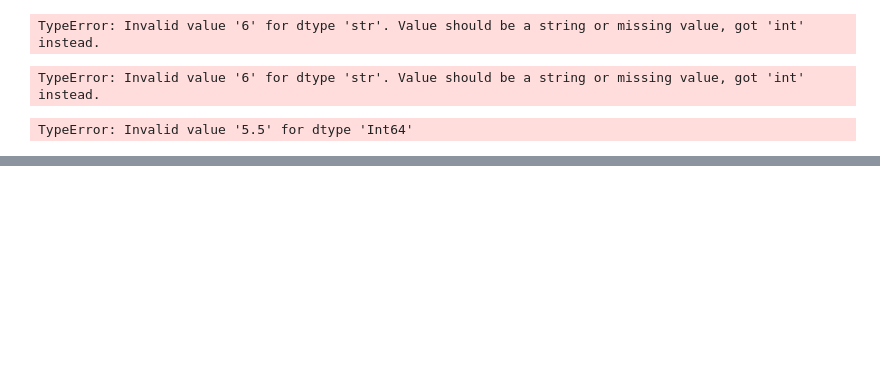
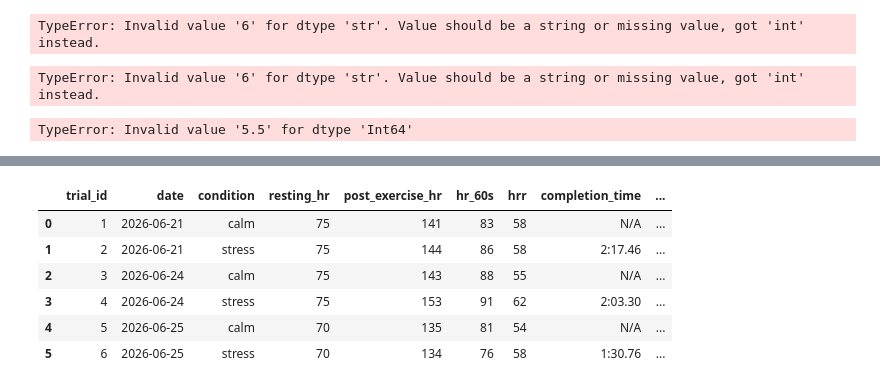
Before and after one commit to ctyy7/hrr-research-project, a Jupyter notebook: notebooks/01_create_research_table.ipynb, the cells around one changed output, grey strips where cells are left out. Saved outputs shown, nothing was run; the diff lists cells and outputs as text; code cells hidden in the pictures; blank space fills up the shorter version.

Commit message:
Add trials 5 and 6

```diff
--- a/notebooks/01_create_research_table.ipynb
+++ b/notebooks/01_create_research_table.ipynb
@@ -351,3 +351,79 @@ df
 | 1 | 2 | 2026-06-21 | stress | 75 | 144 | 86 | 58 | 2:17.46 | ... |
 | 2 | 3 | 2026-06-24 | calm | 75 | 143 | 88 | 55 | N/A | ... |
 | 3 | 4 | 2026-06-24 | stress | 75 | 153 | 91 | 62 | 2:03.30 | ... |
+# %%
+import pandas as pd
+from pathlib import Path
+
+project_root = Path.cwd().parent if Path.cwd().name == "notebooks" else Path.cwd()
+data_path = project_root / "data" / "research_data.csv"
+
+df = pd.read_csv(data_path, keep_default_na=False)
+
+# Make sure trial_id is numeric
+df["trial_id"] = pd.to_numeric(df["trial_id"], errors="coerce").astype("Int64")
+
+# Make sure the two scale columns exist
+if "exertion_scale" not in df.columns:
+    df["exertion_scale"] = pd.NA
+
+if "stress_scale" not in df.columns:
+    df["stress_scale"] = pd.NA
+
+# These columns allow decimals like 5.5 or 6.5
+df["exertion_scale"] = pd.to_numeric(df["exertion_scale"], errors="coerce").astype("Float64")
+df["stress_scale"] = pd.to_numeric(df["stress_scale"], errors="coerce").astype("Float64")
+
+# Remove trials 5 and 6 if they already exist, so we do not accidentally duplicate them
+df = df[~df["trial_id"].isin([5, 6])]
+
+new_rows = pd.DataFrame([
+    {
+        "trial_id": 5,
+        "date": "2026-06-25",
+        "condition": "calm",
+        "resting_hr": 70,
+        "post_exercise_hr": 135,      # TODO: replace this
+        "hr_60s": 81,                # TODO: replace this
+        "hrr": 54,
+        "completion_time": "N/A",
+        "side_notes": "About 8 hours sleep (maybe 8.5?); 2 mistakes were made while skipping; sore in glutes from yesterday's HIIT workout; no workout or physcial activity was done today",           # TODO: replace this
+        "exertion_scale": 4.5,        # TODO: replace this
+        "stress_scale": 2           # TODO: replace this
+    },
+    {
+        "trial_id": 6,
+        "date": "2026-06-25",
+        "condition": "stress",
+        "resting_hr": 70,
+        "post_exercise_hr": 134,      # TODO: replace this
+        "hr_60s": 76,                # TODO: replace this
+        "hrr": 64,
+        "completion_time": "1:30.76",      # TODO: replace this
+        "side_notes": "About 8 hours sleep (maybe 8.5?); 5 mistakes were made while skipping; had mild cramp after making 3 mistakes at 1:30; watch took a couple of seconds after skipping to give heart rate; sore in glutes from yesterday's HIIT workout; no workout or physcial activity was done today",           # TODO: replace this
+        "exertion_scale": 5,        # TODO: replace this
+        "stress_scale": 5.5           # TODO: replace this
+    }
+])
+
+df = pd.concat([df, new_rows], ignore_index=True)
+
+# Make sure HR columns are numbers
+df["post_exercise_hr"] = pd.to_numeric(df["post_exercise_hr"], errors="coerce")
+df["hr_60s"] = pd.to_numeric(df["hr_60s"], errors="coerce")
+
+# Calculate HRR automatically
+df["hrr"] = df["post_exercise_hr"] - df["hr_60s"]
+
+# Save the updated table
+df.to_csv(data_path, index=False)
+
+df
+# %% [output]
+|  | trial_id | date | condition | resting_hr | post_exercise_hr | hr_60s | hrr | completion_time | ... |
+| 0 | 1 | 2026-06-21 | calm | 75 | 141 | 83 | 58 | N/A | ... |
+| 1 | 2 | 2026-06-21 | stress | 75 | 144 | 86 | 58 | 2:17.46 | ... |
+| 2 | 3 | 2026-06-24 | calm | 75 | 143 | 88 | 55 | N/A | ... |
+| 3 | 4 | 2026-06-24 | stress | 75 | 153 | 91 | 62 | 2:03.30 | ... |
+| 4 | 5 | 2026-06-25 | calm | 70 | 135 | 81 | 54 | N/A | ... |
+| 5 | 6 | 2026-06-25 | stress | 70 | 134 | 76 | 58 | 1:30.76 | ... |
```
Also changed, not shown: parts of 3 cells of this notebook, 1 other file.
